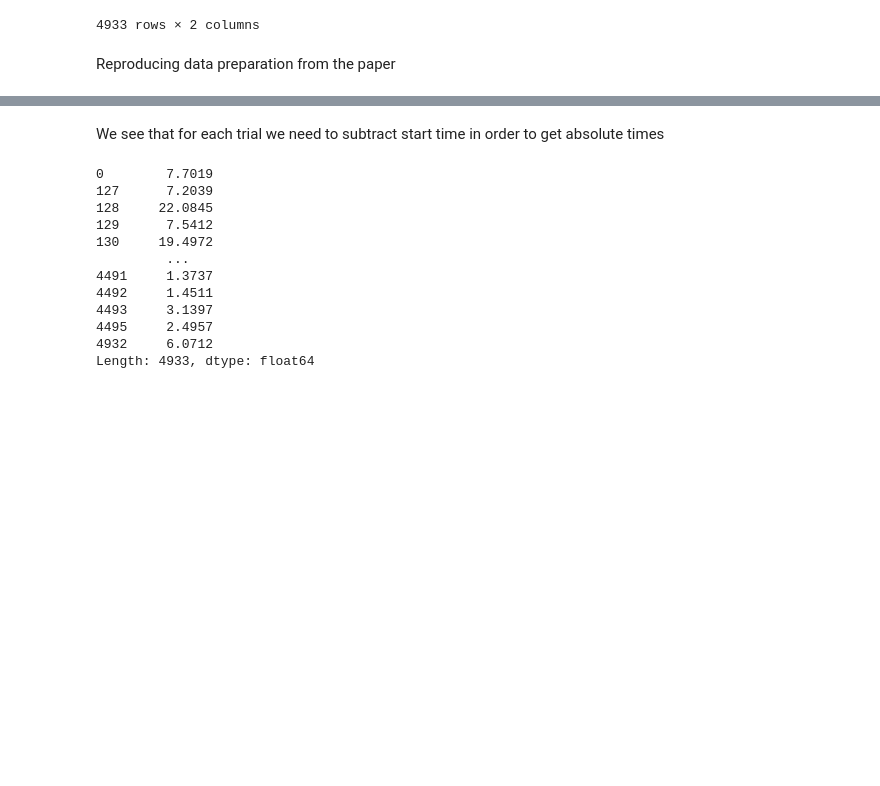
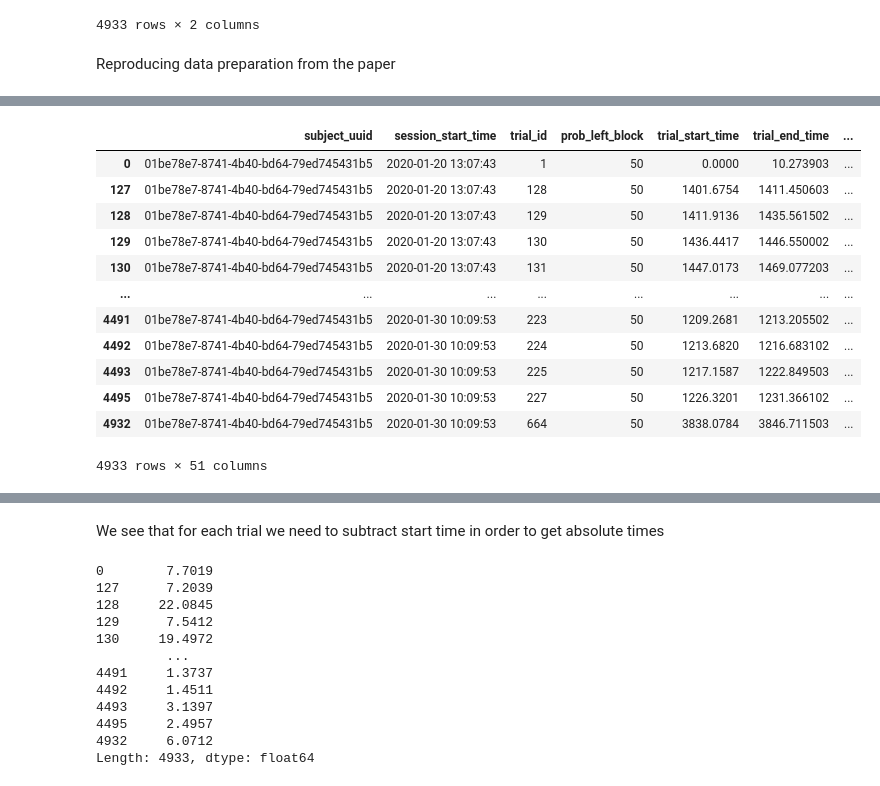
Before and after one commit to wysoczanska/Neuromatch_IBL, a Jupyter notebook: Data_exploration.ipynb, the cells around one changed output, grey strips where cells are left out. Drawn from its saved outputs; the diff is of its cells as text; code cells hidden in the pictures; blank space fills up the shorter version.

```diff
--- a/Data_exploration.ipynb
+++ b/Data_exploration.ipynb
@@ -125,3 +272,19 @@ sns.lineplot(data=data_per_sub, x = 'index', y='trial_stim_prob_left')
+# %%
+data_per_sub
+# %% [output]
+|  | subject_uuid | session_start_time | trial_id | prob_left_block | trial_start_time | trial_end_time | ... |
+| 0 | 01be78e7-8741-4b40-bd64-79ed745431b5 | 2020-01-20 13:07:43 | 1 | 50 | 0.0000 | 10.273903 | ... |
+| 127 | 01be78e7-8741-4b40-bd64-79ed745431b5 | 2020-01-20 13:07:43 | 128 | 50 | 1401.6754 | 1411.450603 | ... |
+| 128 | 01be78e7-8741-4b40-bd64-79ed745431b5 | 2020-01-20 13:07:43 | 129 | 50 | 1411.9136 | 1435.561502 | ... |
+| 129 | 01be78e7-8741-4b40-bd64-79ed745431b5 | 2020-01-20 13:07:43 | 130 | 50 | 1436.4417 | 1446.550002 | ... |
+| 130 | 01be78e7-8741-4b40-bd64-79ed745431b5 | 2020-01-20 13:07:43 | 131 | 50 | 1447.0173 | 1469.077203 | ... |
+| ... | ... | ... | ... | ... | ... | ... | ... |
+| 4491 | 01be78e7-8741-4b40-bd64-79ed745431b5 | 2020-01-30 10:09:53 | 223 | 50 | 1209.2681 | 1213.205502 | ... |
+| 4492 | 01be78e7-8741-4b40-bd64-79ed745431b5 | 2020-01-30 10:09:53 | 224 | 50 | 1213.6820 | 1216.683102 | ... |
+| 4493 | 01be78e7-8741-4b40-bd64-79ed745431b5 | 2020-01-30 10:09:53 | 225 | 50 | 1217.1587 | 1222.849503 | ... |
+| 4495 | 01be78e7-8741-4b40-bd64-79ed745431b5 | 2020-01-30 10:09:53 | 227 | 50 | 1226.3201 | 1231.366102 | ... |
+| 4932 | 01be78e7-8741-4b40-bd64-79ed745431b5 | 2020-01-30 10:09:53 | 664 | 50 | 3838.0784 | 3846.711503 | ... |
+4933 rows × 51 columns
 # %%
 fig, ax = plt.subplots()
 sns.lineplot(data=data_per_sub, x = 'trial_id_acc', y='trial_response_time')
```
Also changed, not shown: parts of 21 cells of this notebook.
